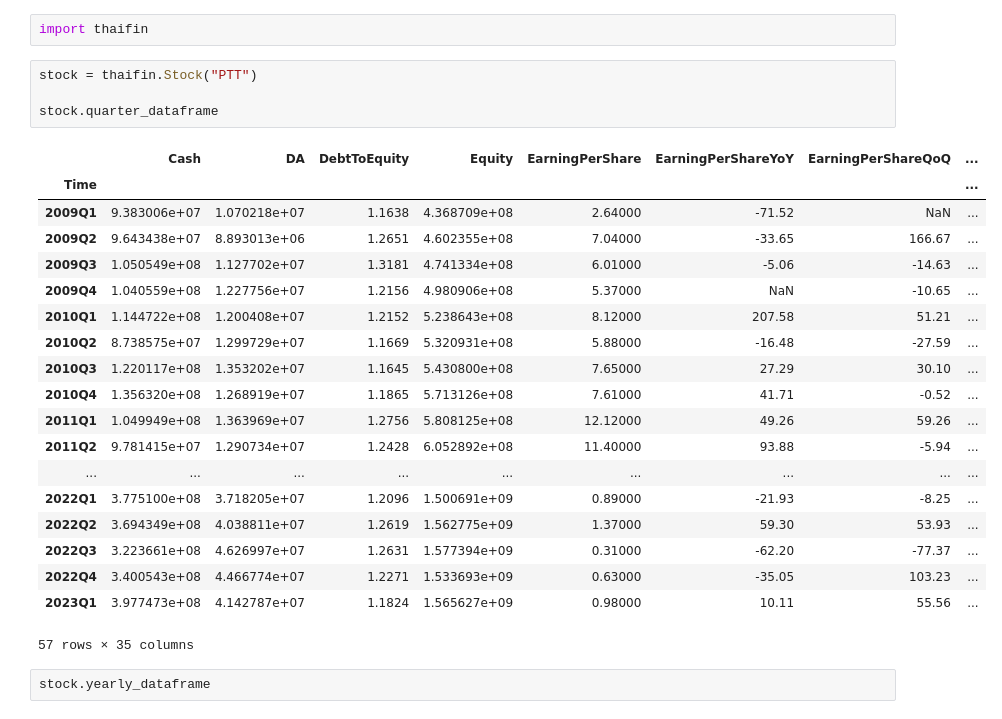
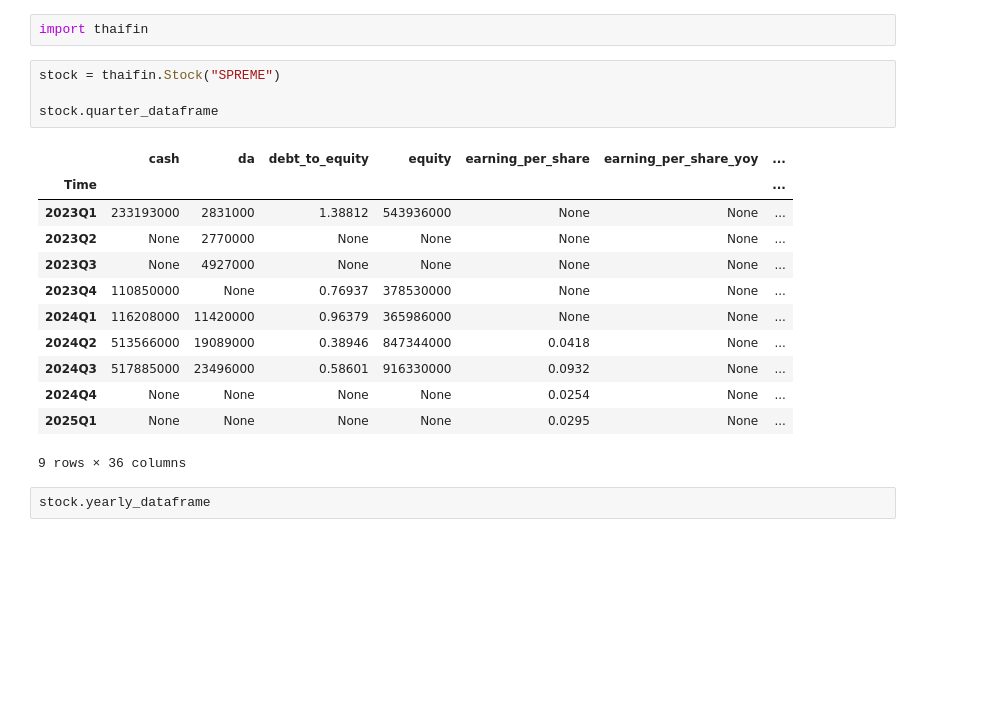
Before and after one commit to ninyawee/thaifin, a Jupyter notebook: samples/view.ipynb, the cells around one changed output. Drawn from its saved outputs; the diff is of its cells as text; blank space fills up the shorter version.

```diff
--- a/samples/view.ipynb
+++ b/samples/view.ipynb
@@ -1,29 +1,22 @@
 # %%
 import thaifin
 # %%
-stock = thaifin.Stock("PTT")
+stock = thaifin.Stock("SPREME")
 
 stock.quarter_dataframe
 # %% [output]
-|  | Cash | DA | DebtToEquity | Equity | EarningPerShare | EarningPerShareYoY | EarningPerShareQoQ | ... |
-| Time |  |  |  |  |  |  |  | ... |
-| 2009Q1 | 9.383006e+07 | 1.070218e+07 | 1.1638 | 4.368709e+08 | 2.64000 | -71.52 | NaN | ... |
-| 2009Q2 | 9.643438e+07 | 8.893013e+06 | 1.2651 | 4.602355e+08 | 7.04000 | -33.65 | 166.67 | ... |
-| 2009Q3 | 1.050549e+08 | 1.127702e+07 | 1.3181 | 4.741334e+08 | 6.01000 | -5.06 | -14.63 | ... |
-| 2009Q4 | 1.040559e+08 | 1.227756e+07 | 1.2156 | 4.980906e+08 | 5.37000 | NaN | -10.65 | ... |
-| 2010Q1 | 1.144722e+08 | 1.200408e+07 | 1.2152 | 5.238643e+08 | 8.12000 | 207.58 | 51.21 | ... |
-| 2010Q2 | 8.738575e+07 | 1.299729e+07 | 1.1669 | 5.320931e+08 | 5.88000 | -16.48 | -27.59 | ... |
-| 2010Q3 | 1.220117e+08 | 1.353202e+07 | 1.1645 | 5.430800e+08 | 7.65000 | 27.29 | 30.10 | ... |
-| 2010Q4 | 1.356320e+08 | 1.268919e+07 | 1.1865 | 5.713126e+08 | 7.61000 | 41.71 | -0.52 | ... |
-| 2011Q1 | 1.049949e+08 | 1.363969e+07 | 1.2756 | 5.808125e+08 | 12.12000 | 49.26 | 59.26 | ... |
-| 2011Q2 | 9.781415e+07 | 1.290734e+07 | 1.2428 | 6.052892e+08 | 11.40000 | 93.88 | -5.94 | ... |
-| ... | ... | ... | ... | ... | ... | ... | ... | ... |
-| 2022Q1 | 3.775100e+08 | 3.718205e+07 | 1.2096 | 1.500691e+09 | 0.89000 | -21.93 | -8.25 | ... |
-| 2022Q2 | 3.694349e+08 | 4.038811e+07 | 1.2619 | 1.562775e+09 | 1.37000 | 59.30 | 53.93 | ... |
-| 2022Q3 | 3.223661e+08 | 4.626997e+07 | 1.2631 | 1.577394e+09 | 0.31000 | -62.20 | -77.37 | ... |
-| 2022Q4 | 3.400543e+08 | 4.466774e+07 | 1.2271 | 1.533693e+09 | 0.63000 | -35.05 | 103.23 | ... |
-| 2023Q1 | 3.977473e+08 | 4.142787e+07 | 1.1824 | 1.565627e+09 | 0.98000 | 10.11 | 55.56 | ... |
+|  | cash | da | debt_to_equity | equity | earning_per_share | earning_per_share_yoy | ... |
+| Time |  |  |  |  |  |  | ... |
+| 2023Q1 | 233193000 | 2831000 | 1.38812 | 543936000 | None | None | ... |
+| 2023Q2 | None | 2770000 | None | None | None | None | ... |
+| 2023Q3 | None | 4927000 | None | None | None | None | ... |
+| 2023Q4 | 110850000 | None | 0.76937 | 378530000 | None | None | ... |
+| 2024Q1 | 116208000 | 11420000 | 0.96379 | 365986000 | None | None | ... |
+| 2024Q2 | 513566000 | 19089000 | 0.38946 | 847344000 | 0.0418 | None | ... |
+| 2024Q3 | 517885000 | 23496000 | 0.58601 | 916330000 | 0.0932 | None | ... |
+| 2024Q4 | None | None | None | None | 0.0254 | None | ... |
+| 2025Q1 | None | None | None | None | 0.0295 | None | ... |
-57 rows × 35 columns
+9 rows × 36 columns
 # %%
 stock.yearly_dataframe
 # %% [output]
```
Also changed, not shown: parts of 2 cells of this notebook, 6 other files.
